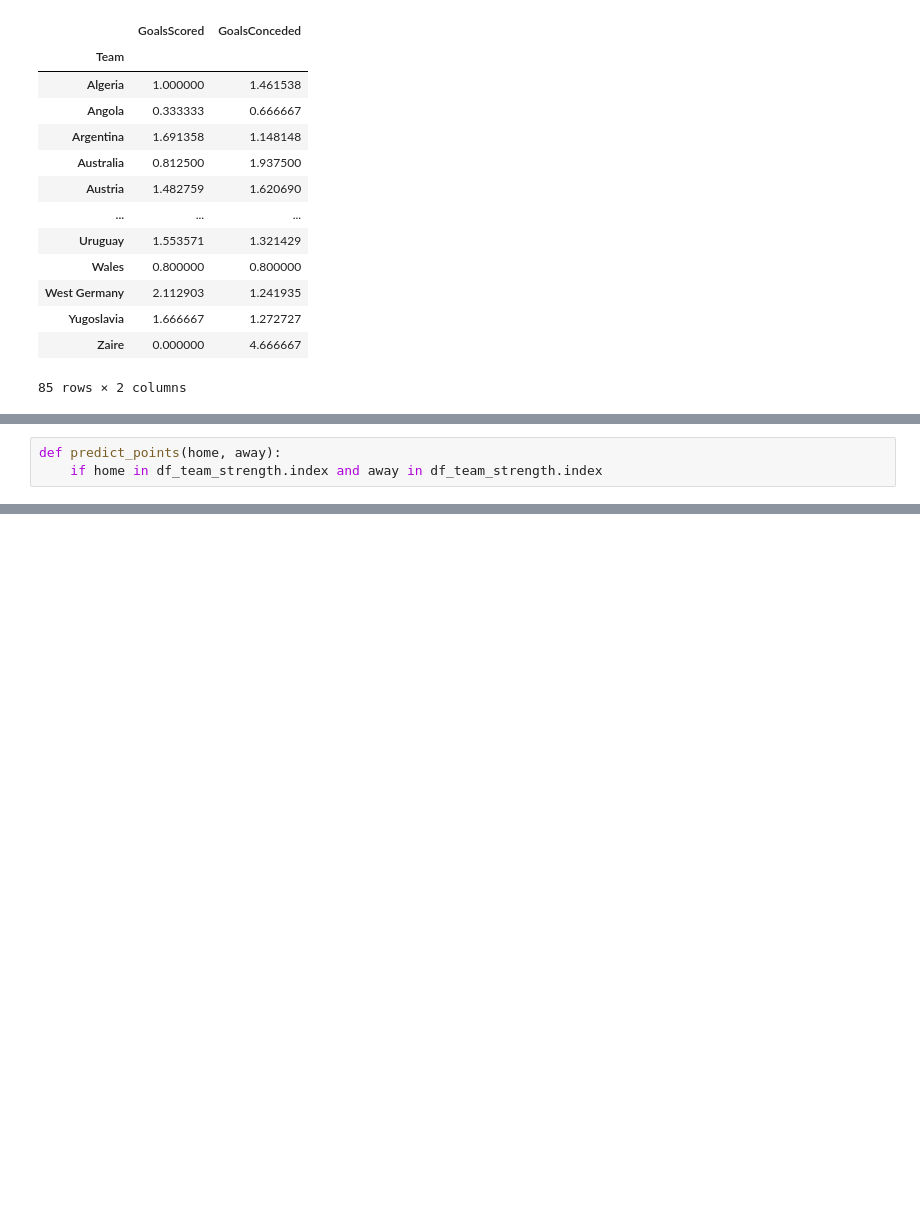
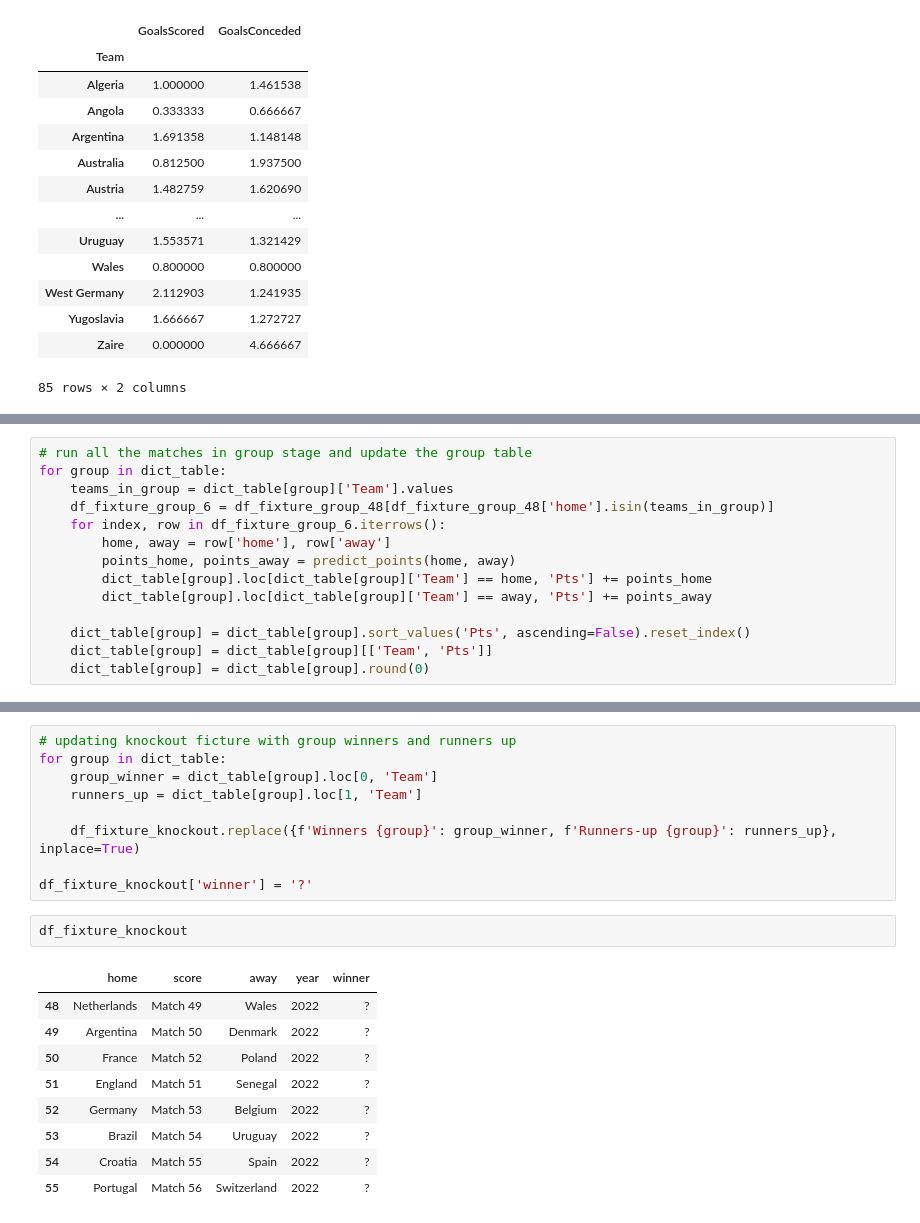
Before and after one commit to vaniseth/World-Cup-22-Prediction, a Jupyter notebook: main.ipynb, the cells around one changed output, grey strips where cells are left out. Saved outputs shown, nothing was run; the diff lists cells and outputs as text; blank space fills up the shorter version.

```diff
--- a/main.ipynb
+++ b/main.ipynb
@@ -140,3 +139,0 @@ df_team_strength
-# %%
-def predict_points(home, away):
-    if home in df_team_strength.index and away in df_team_strength.index
@@ -142,0 +222,14 @@ def predict_points(home, away):
+# %%
+# run all the matches in group stage and update the group table
+for group in dict_table:
+    teams_in_group = dict_table[group]['Team'].values
+    df_fixture_group_6 = df_fixture_group_48[df_fixture_group_48['home'].isin(teams_in_group)]
+    for index, row in df_fixture_group_6.iterrows():
+        home, away = row['home'], row['away']
+        points_home, points_away = predict_points(home, away)
+        dict_table[group].loc[dict_table[group]['Team'] == home, 'Pts'] += points_home
+        dict_table[group].loc[dict_table[group]['Team'] == away, 'Pts'] += points_away
+
+    dict_table[group] = dict_table[group].sort_values('Pts', ascending=False).reset_index()
+    dict_table[group] = dict_table[group][['Team', 'Pts']]
+    dict_table[group] = dict_table[group].round(0)
@@ -142,0 +286,21 @@ def predict_points(home, away):
+# %%
+# updating knockout ficture with group winners and runners up
+for group in dict_table:
+    group_winner = dict_table[group].loc[0, 'Team']
+    runners_up = dict_table[group].loc[1, 'Team']
+
+    df_fixture_knockout.replace({f'Winners {group}': group_winner, f'Runners-up {group}': runners_up}, inplace=True)
+
+df_fixture_knockout['winner'] = '?'
+# %%
+df_fixture_knockout
+# %% [output]
+|  | home | score | away | year | winner |
+| 48 | Netherlands | Match 49 | Wales | 2022 | ? |
+| 49 | Argentina | Match 50 | Denmark | 2022 | ? |
+| 50 | France | Match 52 | Poland | 2022 | ? |
+| 51 | England | Match 51 | Senegal | 2022 | ? |
+| 52 | Germany | Match 53 | Belgium | 2022 | ? |
+| 53 | Brazil | Match 54 | Uruguay | 2022 | ? |
+| 54 | Croatia | Match 55 | Spain | 2022 | ? |
+| 55 | Portugal | Match 56 | Switzerland | 2022 | ? |
```
Also changed, not shown: parts of 28 cells of this notebook.
